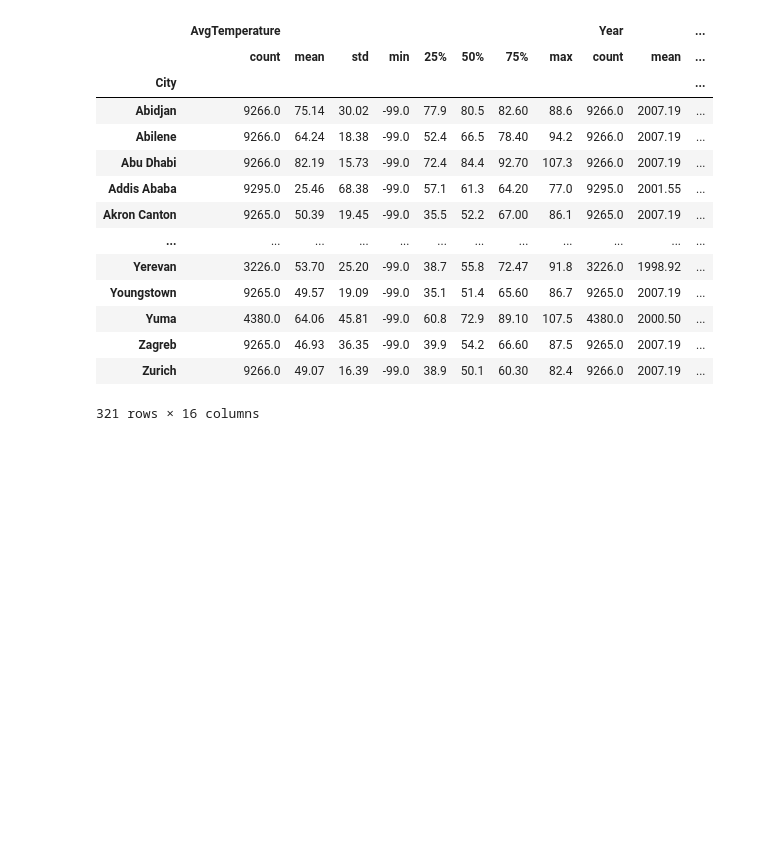
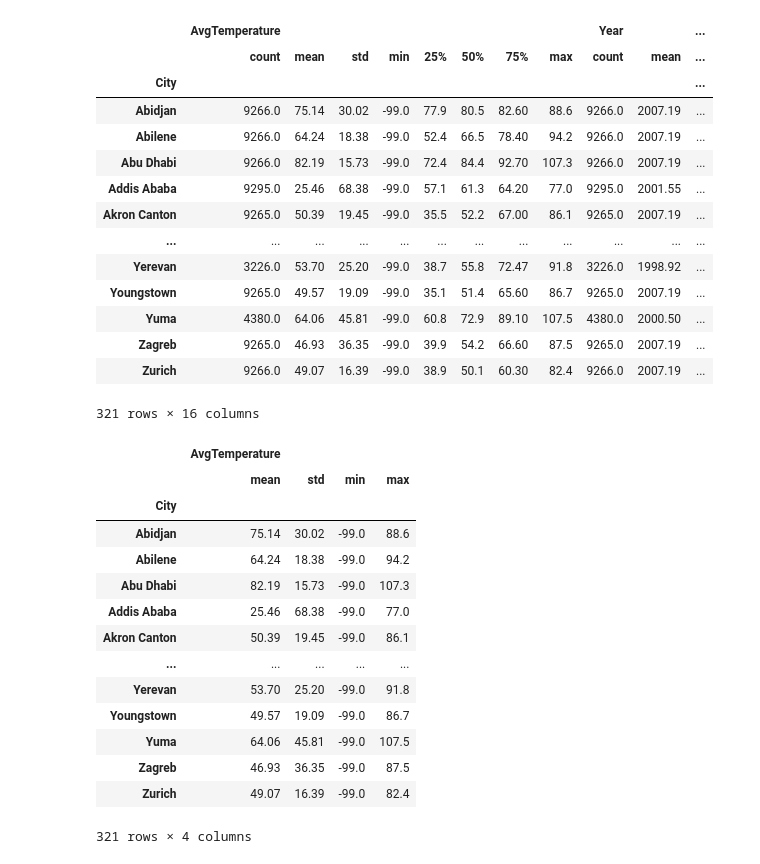
Before and after one commit to kuzicnenad/data-engineering-exam, a Jupyter notebook: final-project.ipynb, the cells around one changed output. Saved outputs shown, nothing was run; the diff lists cells and outputs as text; code cells hidden in the pictures; blank space fills up the shorter version.

Commit message:
Adds group by passing functions to agg()
group column by values, passing functions to agg()

```diff
--- a/final-project.ipynb
+++ b/final-project.ipynb
@@ -255,3 +255,23 @@ temp.groupby(["City"])[show_columns].describe()
 | Zagreb | 9265.0 | 46.93 | 36.35 | -99.0 | 39.9 | 54.2 | 66.60 | 87.5 | 9265.0 | 2007.19 | ... |
 | Zurich | 9266.0 | 49.07 | 16.39 | -99.0 | 38.9 | 50.1 | 60.30 | 82.4 | 9266.0 | 2007.19 | ... |
 321 rows × 16 columns
+# %%
+# group column by values, passing functions to agg()
+show_columns = ["AvgTemperature"]
+temp.groupby(["City"])[show_columns].agg([np.mean, np.std, np.min, np.max])
+# %% [output]
+|  | AvgTemperature |  |  |  |
+|  | mean | std | min | max |
+| City |  |  |  |  |
+| Abidjan | 75.14 | 30.02 | -99.0 | 88.6 |
+| Abilene | 64.24 | 18.38 | -99.0 | 94.2 |
+| Abu Dhabi | 82.19 | 15.73 | -99.0 | 107.3 |
+| Addis Ababa | 25.46 | 68.38 | -99.0 | 77.0 |
+| Akron Canton | 50.39 | 19.45 | -99.0 | 86.1 |
+| ... | ... | ... | ... | ... |
+| Yerevan | 53.70 | 25.20 | -99.0 | 91.8 |
+| Youngstown | 49.57 | 19.09 | -99.0 | 86.7 |
+| Yuma | 64.06 | 45.81 | -99.0 | 107.5 |
+| Zagreb | 46.93 | 36.35 | -99.0 | 87.5 |
+| Zurich | 49.07 | 16.39 | -99.0 | 82.4 |
+321 rows × 4 columns
```
